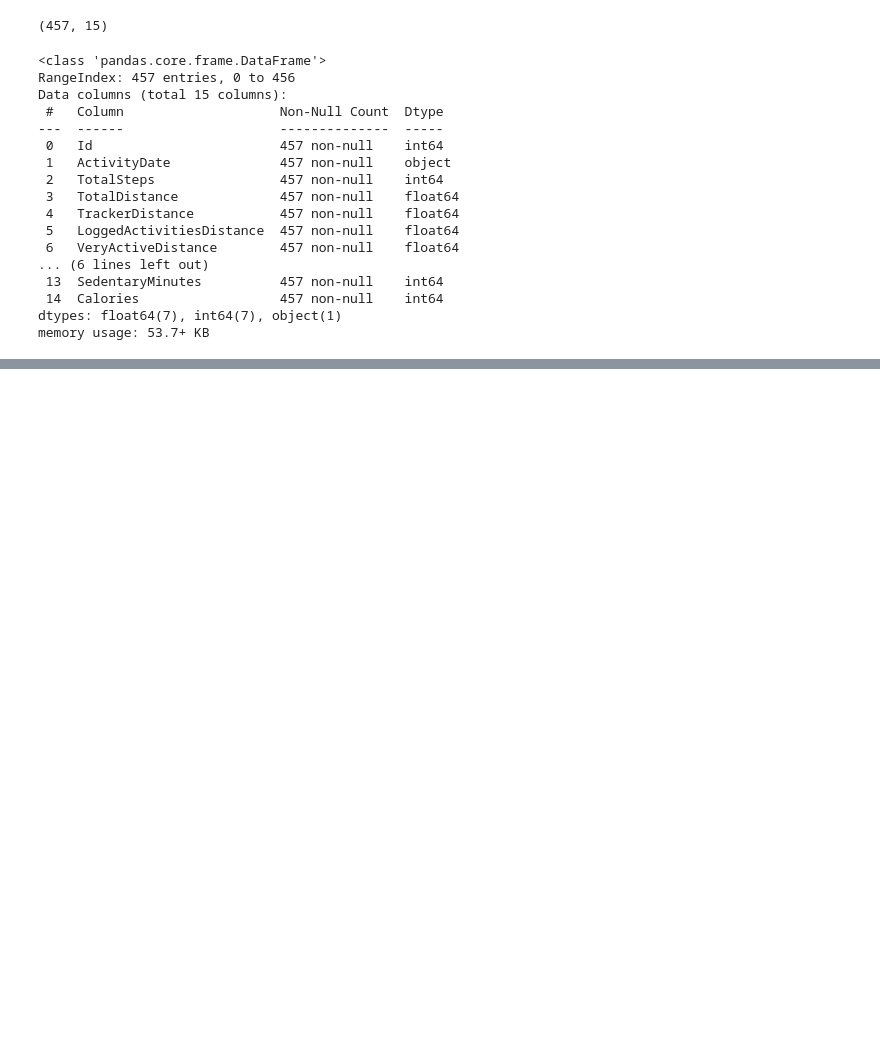
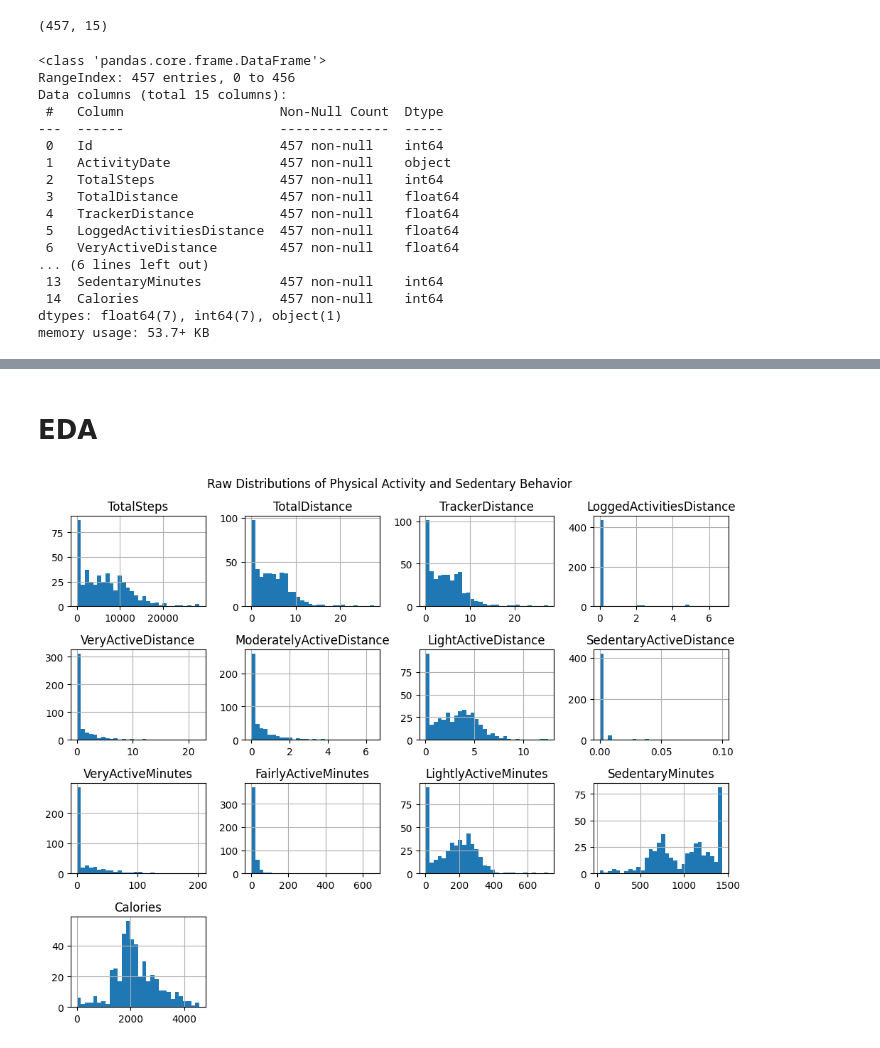
Before and after one commit to Egg-Lord/CCADMACL_COM232_PROJECT, a Jupyter notebook: ML_Lifestyle_and_Physical_Activity_Patterns_v2.ipynb, the cells around one changed output, grey strips where cells are left out. Cells and saved outputs as stored; diff of their text form; code cells hidden in the pictures; blank space fills up the shorter version.

```diff
--- a/ML_Lifestyle_and_Physical_Activity_Patterns_v2.ipynb
+++ b/ML_Lifestyle_and_Physical_Activity_Patterns_v2.ipynb
@@ -389,0 +120,13 @@ plt.show()
+# %% [markdown]
+# EDA
+# %%
+# Select numeric activity features (exclude Id and date)
+activity_features = df.drop(columns=["Id", "ActivityDate"])
+
+# Plot histograms
+activity_features.hist(figsize=(10,8), bins=30)
+plt.suptitle("Raw Distributions of Physical Activity and Sedentary Behavior")
+plt.tight_layout()
+plt.show()
+# %% [output]
+[figure, added]
```
Also changed, not shown: parts of 62 cells of this notebook, 1 other file.
